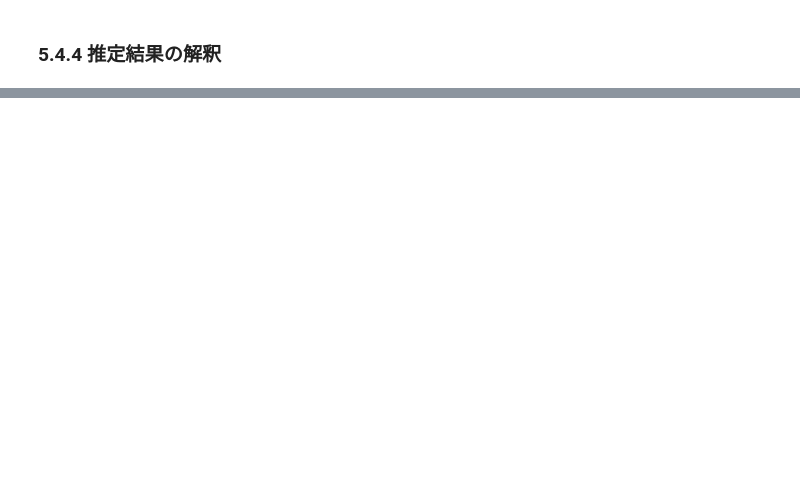
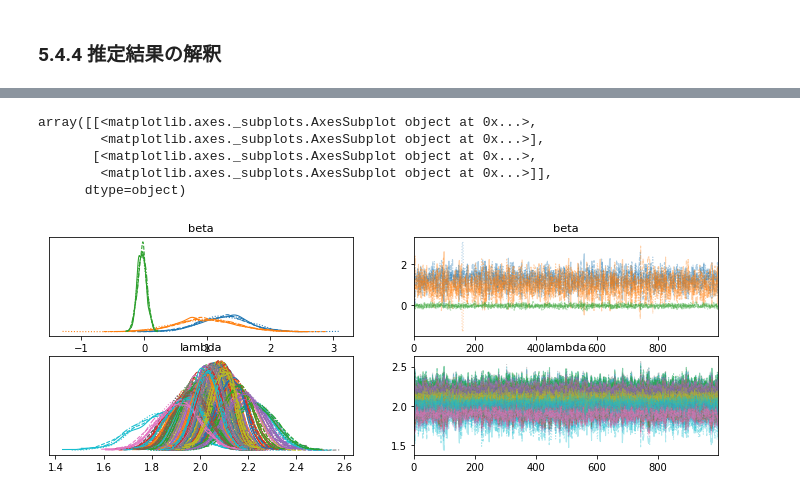
Before and after one commit to raijin0704/RStanBook2Python, a Jupyter notebook: python/Chapter5.ipynb, the cells around one changed output, grey strips where cells are left out. Cells and saved outputs as stored; diff of their text form; code cells hidden in the pictures; blank space fills up the shorter version.

```diff
--- a/python/Chapter5.ipynb
+++ b/python/Chapter5.ipynb
@@ -618,0 +887,43 @@ print(f"{np.exp(beta_mean_54[2]*(150-50)/200):.2f}倍")
+# %%
+stan_pra6 = """
+data {
+    int N;
+    real <lower=0, upper=1> x[N];
+    int <lower=0, upper=1> f[N];
+    int <lower=0> y[N];
+}
+
+parameters {
+    real beta[3];
+}
+
+transformed parameters {
+    real lambda[N];
+    for (n in 1:N){
+        lambda[n]  = beta[1] + beta[2]*x[n] + beta[3]*f[n];
+    }
+}
+
+model {
+    for (n in 1:N){
+        y[n] ~ poisson_log(lambda[n]);
+    }
+}
+
+generated quantities {
+    int <lower=0> y_pred[N];
+    for (n in 1:N){
+        y_pred[n] = poisson_log_rng(lambda[n]);
+    }
+}
+"""
+
+data_pra6 = {
+    "N": len(df_data3a),
+    "x": (df_data3a["x"]/df_data3a["x"].max()).values,
+    "f": df_data3a["f"].replace({"T": 1, "C": 0}).values,
+    "y": df_data3a["y"].values
+}
+
+model_pra6 = stan.build(stan_pra6, data=data_pra6, random_seed=SEED)
+fit_pra6 = model_pra6.sample(num_chains=4)
@@ -618,0 +949,9 @@ print(f"{np.exp(beta_mean_54[2]*(150-50)/200):.2f}倍")
+# %%
+arviz.plot_trace(fit_pra6, ["beta", "lambda"], filter_vars="like")
+# %% [output]
+array([[<matplotlib.axes._subplots.AxesSubplot object at 0x...>,
+        <matplotlib.axes._subplots.AxesSubplot object at 0x...>],
+       [<matplotlib.axes._subplots.AxesSubplot object at 0x...>,
+        <matplotlib.axes._subplots.AxesSubplot object at 0x...>]],
+      dtype=object)
+[figure, added]
```
Also changed, not shown: parts of 45 cells of this notebook.
